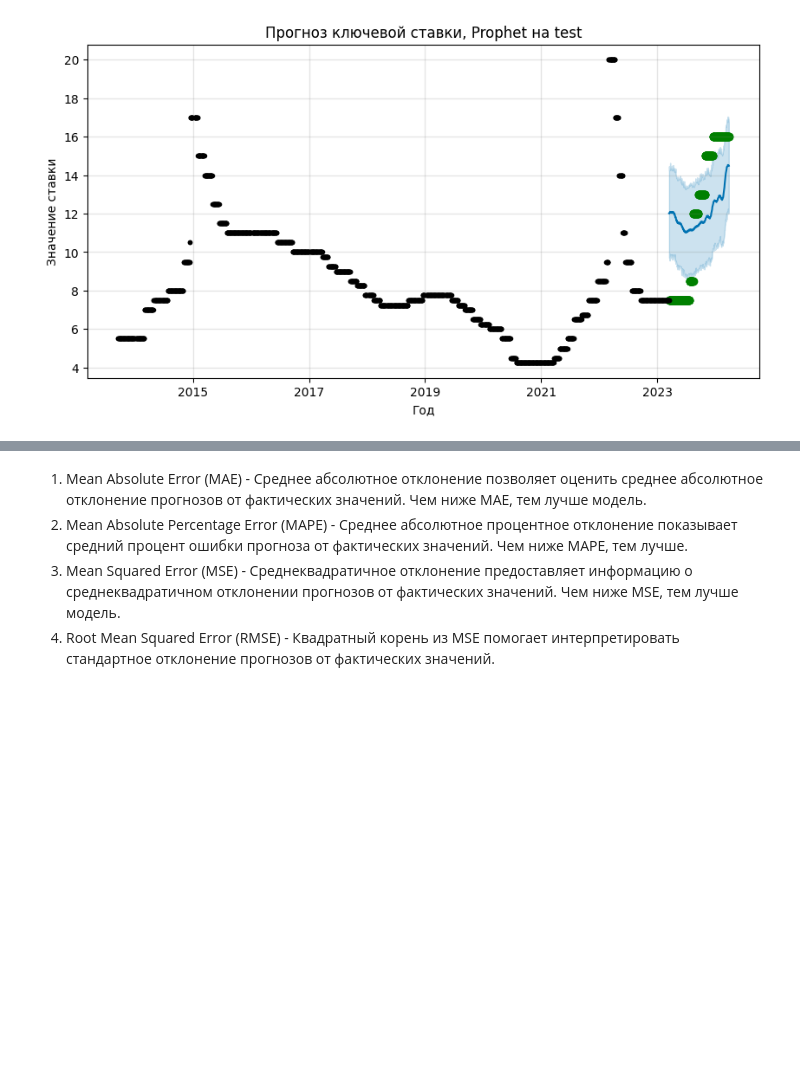
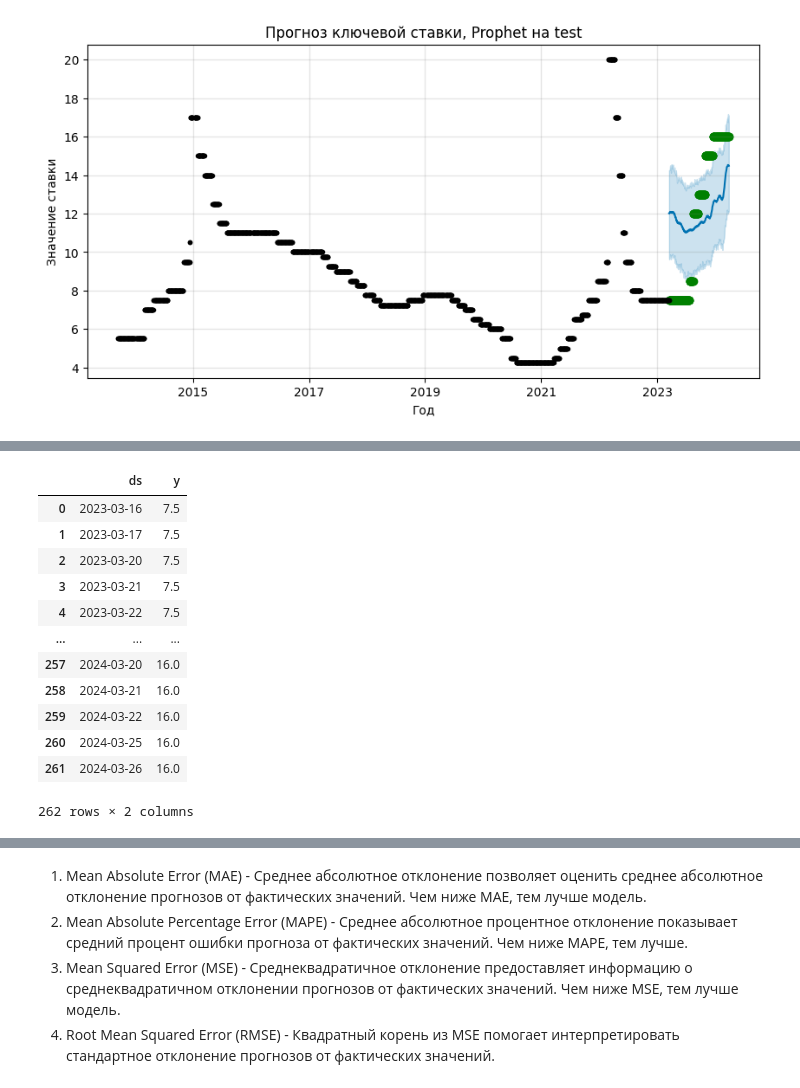
Before and after one commit to myxa95/01_Prediction_of_the_key_rate_in_the_Russian_Federation, a Jupyter notebook: notebooks/Baseline_Tuning.ipynb, the cells around one changed output, grey strips where cells are left out. Cells and saved outputs as stored; diff of their text form; code cells hidden in the pictures; blank space fills up the shorter version.

```diff
--- a/notebooks/Baseline_Tuning.ipynb
+++ b/notebooks/Baseline_Tuning.ipynb
@@ -75,0 +91,16 @@ plt.show()
+# %%
+df_test
+# %% [output]
+|  | ds | y |
+| 0 | 2023-03-16 | 7.5 |
+| 1 | 2023-03-17 | 7.5 |
+| 2 | 2023-03-20 | 7.5 |
+| 3 | 2023-03-21 | 7.5 |
+| 4 | 2023-03-22 | 7.5 |
+| ... | ... | ... |
+| 257 | 2024-03-20 | 16.0 |
+| 258 | 2024-03-21 | 16.0 |
+| 259 | 2024-03-22 | 16.0 |
+| 260 | 2024-03-25 | 16.0 |
+| 261 | 2024-03-26 | 16.0 |
+262 rows × 2 columns
```
Also changed, not shown: parts of 10 cells of this notebook, 1 other file.
